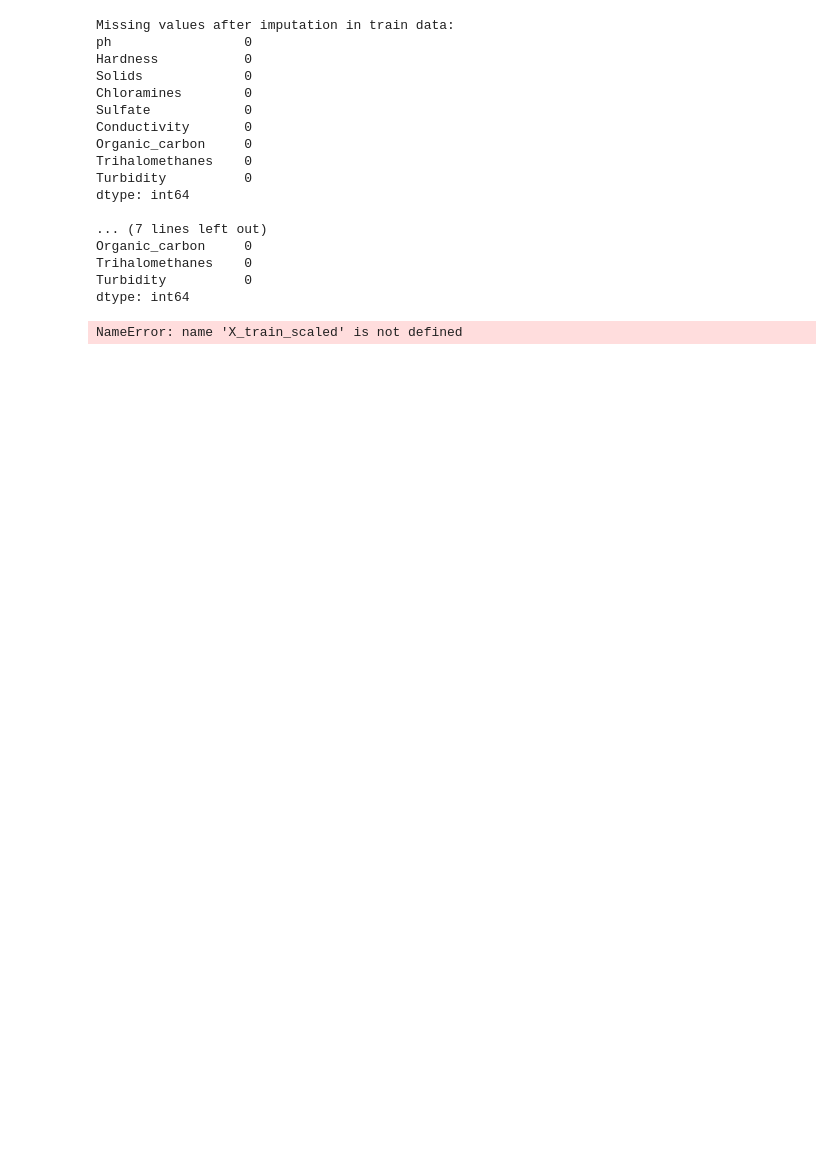
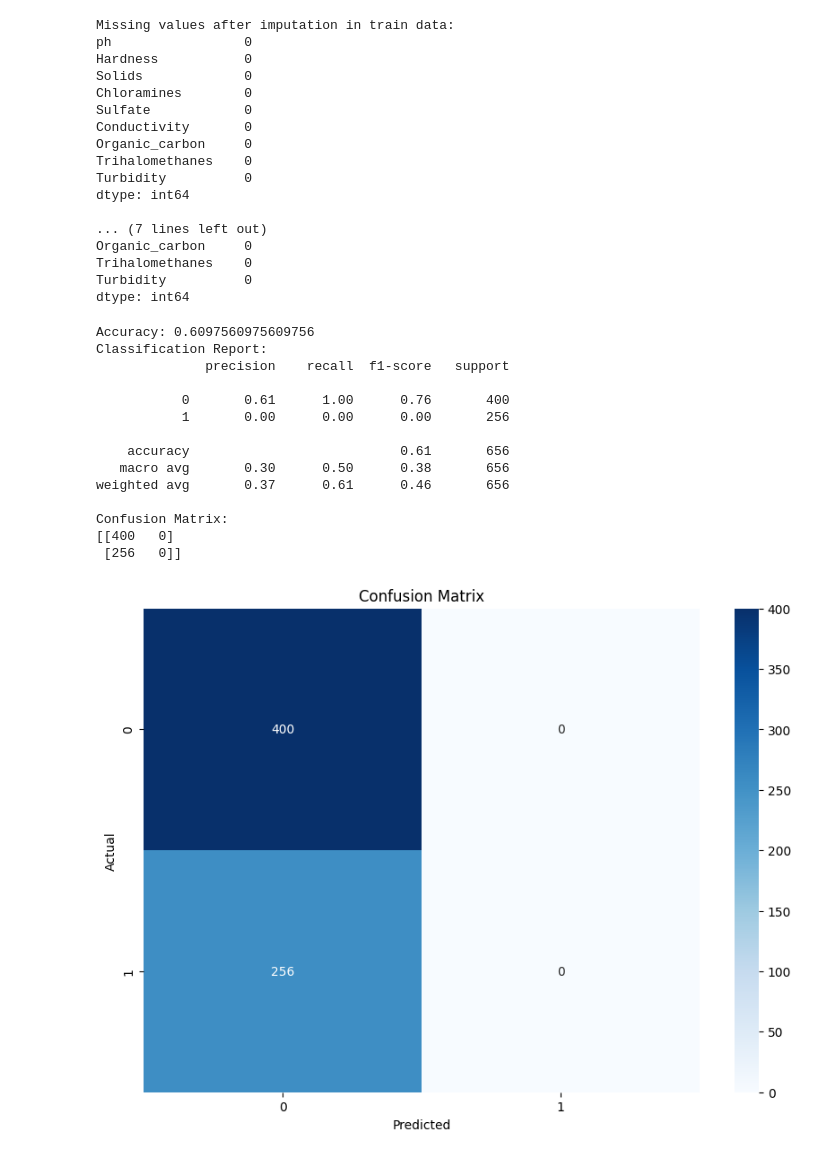
Before and after one commit to Irfankcss/water-quality-prediction, a Jupyter notebook: proj.ipynb, the cells around one changed output. Drawn from its saved outputs; the diff is of its cells as text; code cells hidden in the pictures; blank space fills up the shorter version.

```diff
--- a/proj.ipynb
+++ b/proj.ipynb
@@ -201,15 +224,56 @@ Organic_carbon     0
 Trihalomethanes    0
 Turbidity          0
 dtype: int64
-# %%
-# Initialize the model
-model = LogisticRegression()
-
-# Train the model
-model.fit(X_train_scaled, y_train)
-
-# Make predictions
-y_pred = model.predict(X_test_scaled)
-# %% [output]
-NameError: name 'X_train_scaled' is not defined
+# %%
+from sklearn.linear_model import LogisticRegression
+from sklearn.metrics import accuracy_score, classification_report, confusion_matrix
+import seaborn as sns
+import matplotlib.pyplot as plt
+
+from sklearn.utils import class_weight
+
+# Compute class weights
+class_weights = class_weight.compute_class_weight('balanced', classes=np.unique(y_train), y=y_train)
+
+# Initialize the model with class weights
+model = LogisticRegression(class_weight={0: class_weights[0], 1: class_weights[1]})
+
+# Train the model using the imputed and scaled features
+model.fit(X_train_scaled, y_train)
+
+# Make predictions using the imputed and scaled features
+y_pred = model.predict(X_test_scaled)
+
+# Evaluate the model
+accuracy = accuracy_score(y_test, y_pred)
+report = classification_report(y_test, y_pred)
+conf_matrix = confusion_matrix(y_test, y_pred)
+
+print(f"Accuracy: {accuracy}")
+print(f"Classification Report:\n{report}")
+print(f"Confusion Matrix:\n{conf_matrix}")
+
+# Plot confusion matrix
+plt.figure(figsize=(10, 7))
+sns.heatmap(conf_matrix, annot=True, fmt='d', cmap='Blues')
+plt.xlabel('Predicted')
+plt.ylabel('Actual')
+plt.title('Confusion Matrix')
+plt.show()
+# %% [output]
+Accuracy: 0.6097560975609756
+Classification Report:
+              precision    recall  f1-score   support
+
+           0       0.61      1.00      0.76       400
+           1       0.00      0.00      0.00       256
+
+    accuracy                           0.61       656
+   macro avg       0.30      0.50      0.38       656
+weighted avg       0.37      0.61      0.46       656
+
+Confusion Matrix:
+[[400   0]
+ [256   0]]
+[figure, added]
 # %%
```
Also changed, not shown: parts of 7 cells of this notebook, 4 other files.
